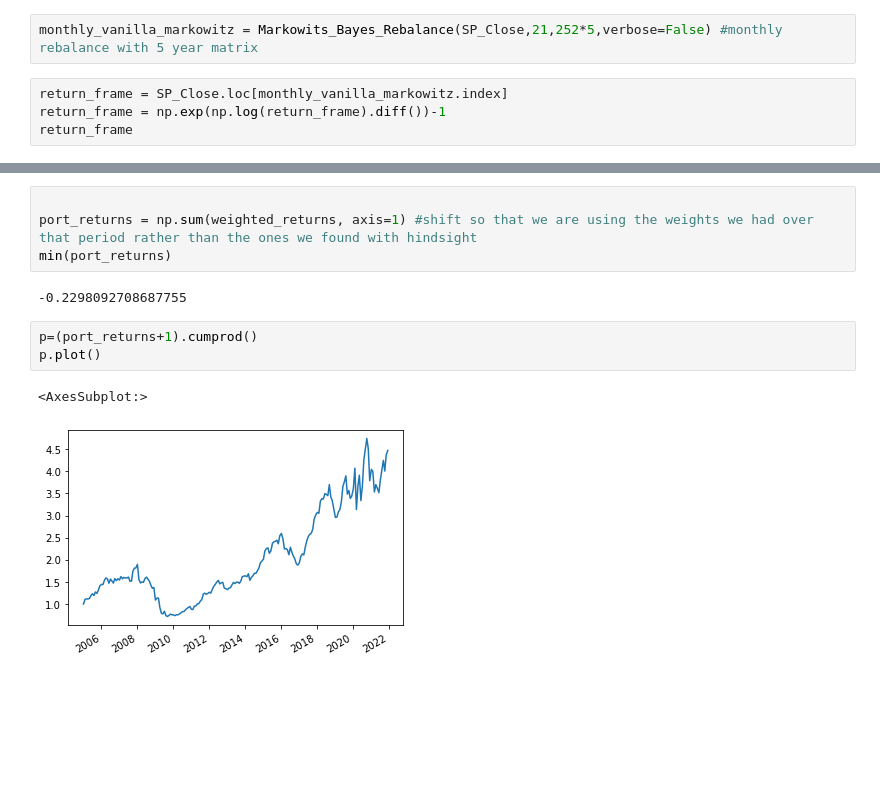
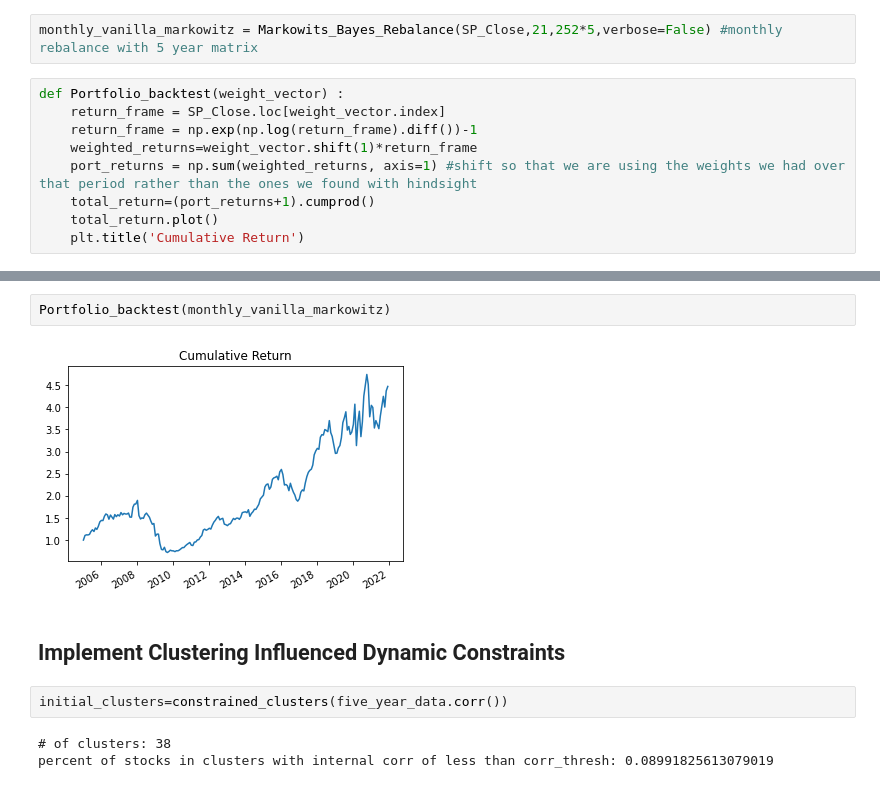
Before and after one commit to thEKurz/Opt_Modeling, a Jupyter notebook: Optimization_Clustering_bayesian_update_EK.ipynb, the cells around one changed output, grey strips where cells are left out. Drawn from its saved outputs; the diff is of its cells as text; blank space fills up the shorter version.

```diff
--- a/Optimization_Clustering_bayesian_update_EK.ipynb
+++ b/Optimization_Clustering_bayesian_update_EK.ipynb
@@ -195,6 +246,11 @@ def Markowits_Bayes_Rebalance(securities_vector, rebalance_period,prior_period,u
 # %%
 monthly_vanilla_markowitz = Markowits_Bayes_Rebalance(SP_Close,21,252*5,verbose=False) #monthly rebalance with 5 year matrix
 # %%
-return_frame = SP_Close.loc[monthly_vanilla_markowitz.index]
-return_frame = np.exp(np.log(return_frame).diff())-1
-return_frame
+def Portfolio_backtest(weight_vector) :
+    return_frame = SP_Close.loc[weight_vector.index]
+    return_frame = np.exp(np.log(return_frame).diff())-1
+    weighted_returns=weight_vector.shift(1)*return_frame
+    port_returns = np.sum(weighted_returns, axis=1) #shift so that we are using the weights we had over that period rather than the ones we found with hindsight
+    total_return=(port_returns+1).cumprod()
+    total_return.plot()
+    plt.title('Cumulative Return')
@@ -248,12 +257,11 @@ weighted_returns
-# %%
-
-port_returns = np.sum(weighted_returns, axis=1) #shift so that we are using the weights we had over that period rather than the ones we found with hindsight
-min(port_returns)
-# %% [output]
--0.2298092708687755
-# %%
-p=(port_returns+1).cumprod()
-p.plot()
-# %% [output]
-<AxesSubplot:>
-[figure, removed]
+# %%
+Portfolio_backtest(monthly_vanilla_markowitz)
+# %% [output]
+[figure, added]
+# %% [markdown]
+## Implement Clustering Influenced Dynamic Constraints
+# %%
+initial_clusters=constrained_clusters(five_year_data.corr())
+# %% [output]
+# of clusters: 38
+percent of stocks in clusters with internal corr of less than corr_thresh: 0.08991825613079019
```
Also changed, not shown: parts of 13 cells of this notebook.
